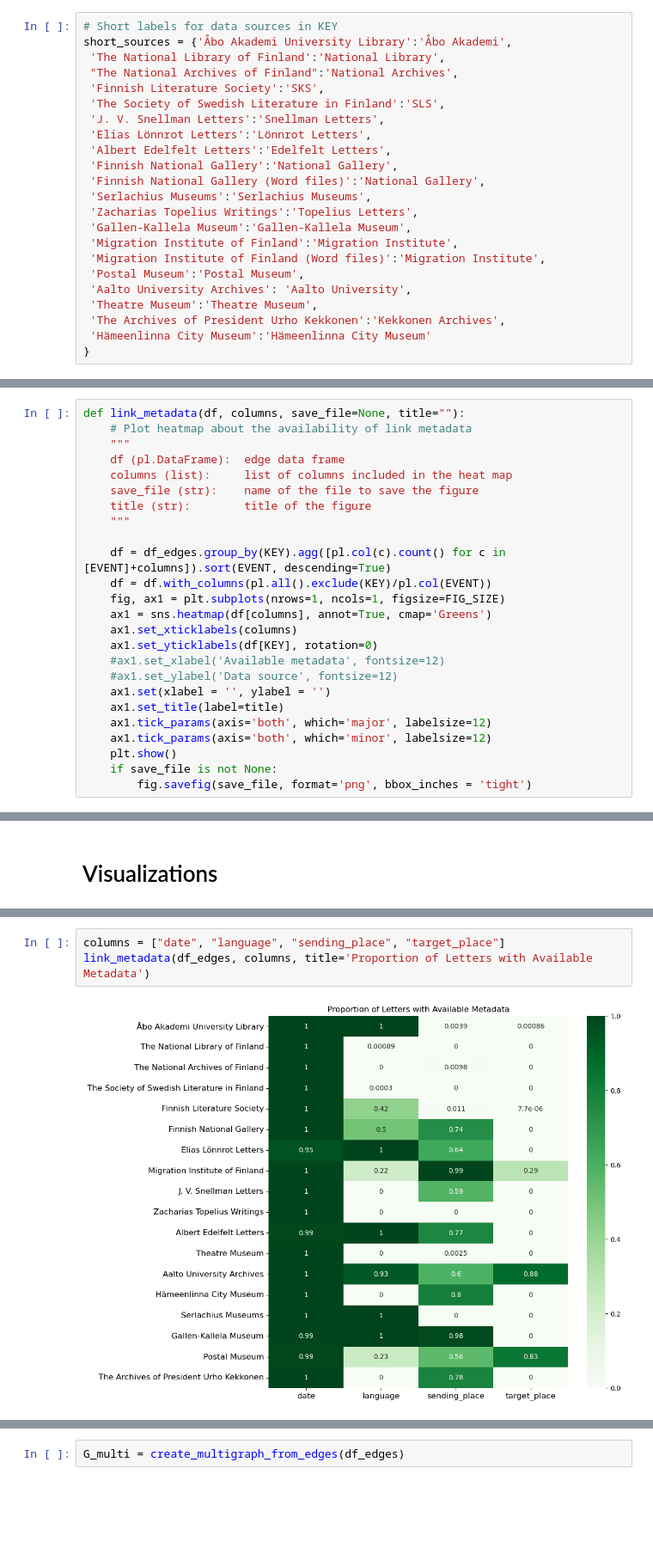
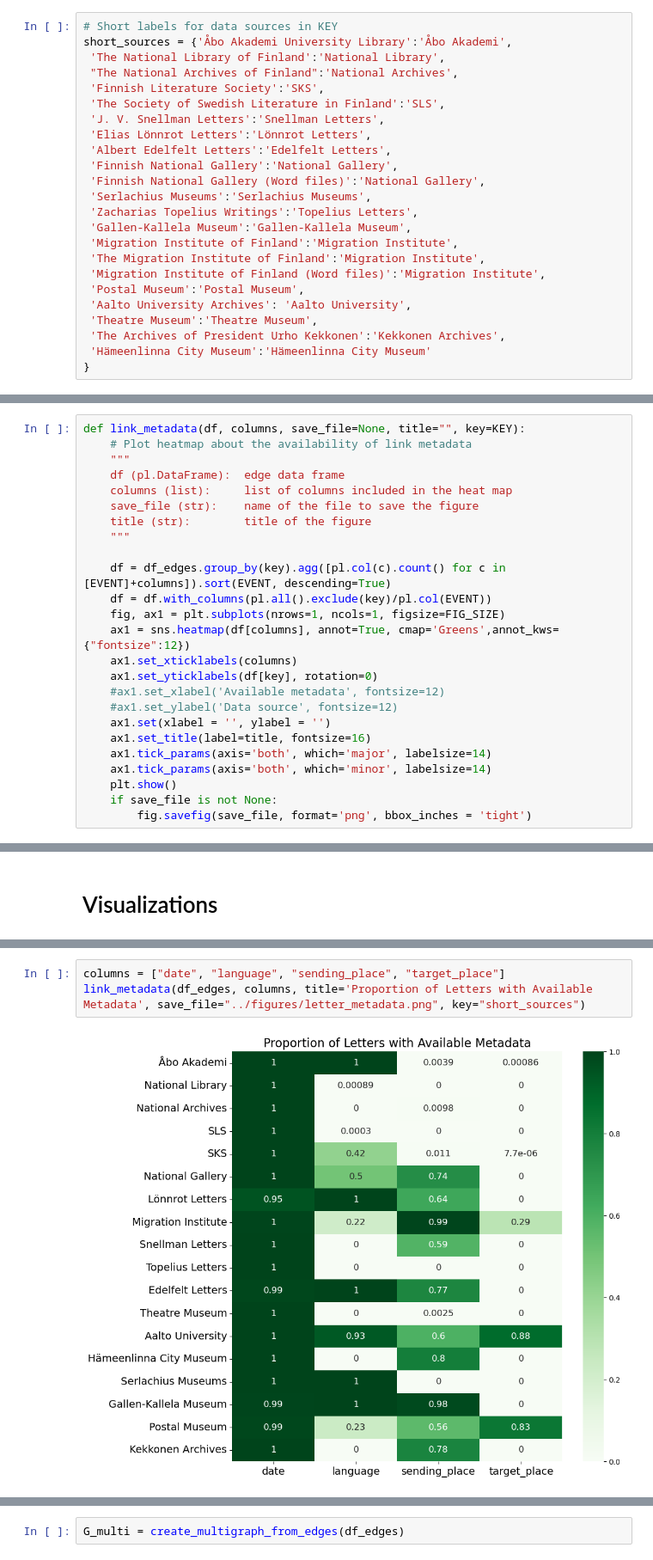
Before and after one commit to SemanticComputing/coco-about-data, a Jupyter notebook: scripts/metadata_analysis.ipynb, the cells around one changed output, grey strips where cells are left out. Shown at 86% size. Saved outputs shown, nothing was run; the diff lists cells and outputs as text; blank space fills up the shorter version.

Commit message:
Update some functions, tweak visualizations

```diff
--- a/scripts/metadata_analysis.ipynb
+++ b/scripts/metadata_analysis.ipynb
@@ -54,6 +55,7 @@ short_sources = {'Åbo Akademi University Library':'Åbo Akademi',
  'Zacharias Topelius Writings':'Topelius Letters',
  'Gallen-Kallela Museum':'Gallen-Kallela Museum',
  'Migration Institute of Finland':'Migration Institute',
+ 'The Migration Institute of Finland':'Migration Institute',
  'Migration Institute of Finland (Word files)':'Migration Institute',
  'Postal Museum':'Postal Museum',
  'Aalto University Archives': 'Aalto University',
@@ -401,7 +411,7 @@ def table_as_figure(df, index_column, columns=[], save_file=None):
     if save_file is not None:
         fig.savefig(save_file, format="pdf", dpi=600, bbox_inches = 'tight')
 # %%
-def link_metadata(df, columns, save_file=None, title=""):
+def link_metadata(df, columns, save_file=None, title="", key=KEY):
     # Plot heatmap about the availability of link metadata
     """
     df (pl.DataFrame):  edge data frame
@@ -410,18 +420,18 @@ def link_metadata(df, columns, save_file=None, title=""):
     title (str):        title of the figure
     """
 
-    df = df_edges.group_by(KEY).agg([pl.col(c).count() for c in [EVENT]+columns]).sort(EVENT, descending=True)
-    df = df.with_columns(pl.all().exclude(KEY)/pl.col(EVENT))
+    df = df_edges.group_by(key).agg([pl.col(c).count() for c in [EVENT]+columns]).sort(EVENT, descending=True)
+    df = df.with_columns(pl.all().exclude(key)/pl.col(EVENT))
     fig, ax1 = plt.subplots(nrows=1, ncols=1, figsize=FIG_SIZE)
-    ax1 = sns.heatmap(df[columns], annot=True, cmap='Greens')
+    ax1 = sns.heatmap(df[columns], annot=True, cmap='Greens',annot_kws={"fontsize":12})
     ax1.set_xticklabels(columns)
-    ax1.set_yticklabels(df[KEY], rotation=0)
+    ax1.set_yticklabels(df[key], rotation=0)
     #ax1.set_xlabel('Available metadata', fontsize=12)
     #ax1.set_ylabel('Data source', fontsize=12)
     ax1.set(xlabel = '', ylabel = '')
-    ax1.set_title(label=title)
-    ax1.tick_params(axis='both', which='major', labelsize=12)
-    ax1.tick_params(axis='both', which='minor', labelsize=12)
+    ax1.set_title(label=title, fontsize=16)
+    ax1.tick_params(axis='both', which='major', labelsize=14)
+    ax1.tick_params(axis='both', which='minor', labelsize=14)
     plt.show()
     if save_file is not None:
         fig.savefig(save_file, format='png', bbox_inches = 'tight')
@@ -877,5 +998,5 @@ plot_heatmap(G_shared, nodelist=[short_sources[n] for n in list(df_numbers['data
 # %%
 columns = ["date", "language", "sending_place", "target_place"]
-link_metadata(df_edges, columns, title='Proportion of Letters with Available Metadata')
+link_metadata(df_edges, columns, title='Proportion of Letters with Available Metadata', save_file="../figures/letter_metadata.png", key="short_sources")
 # %% [output]
-[figure, old version]
+[figure, new version]
```
Also changed, not shown: parts of 31 cells of this notebook, 7 other files.
